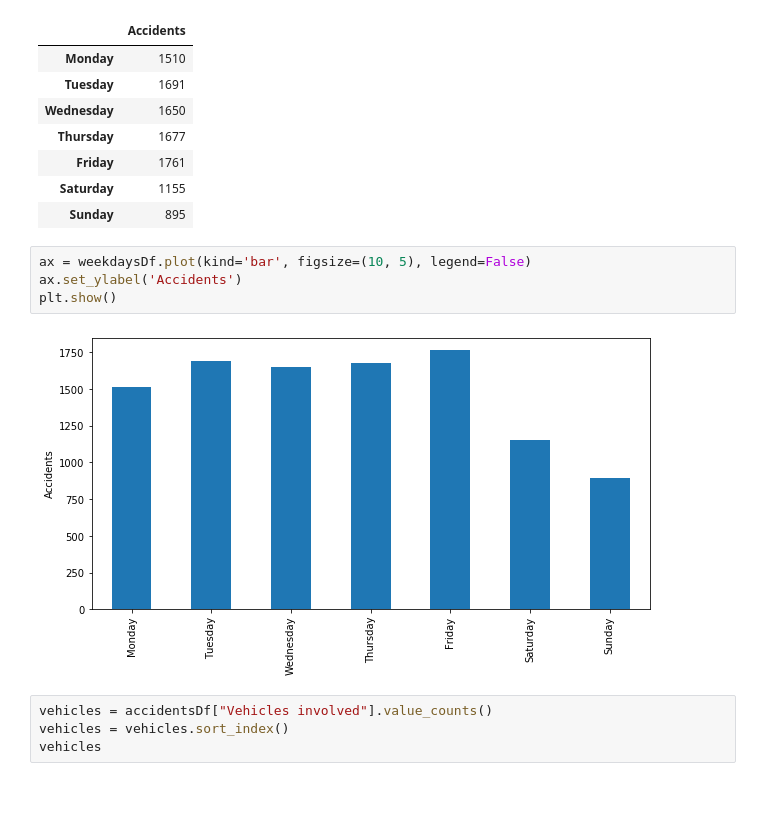
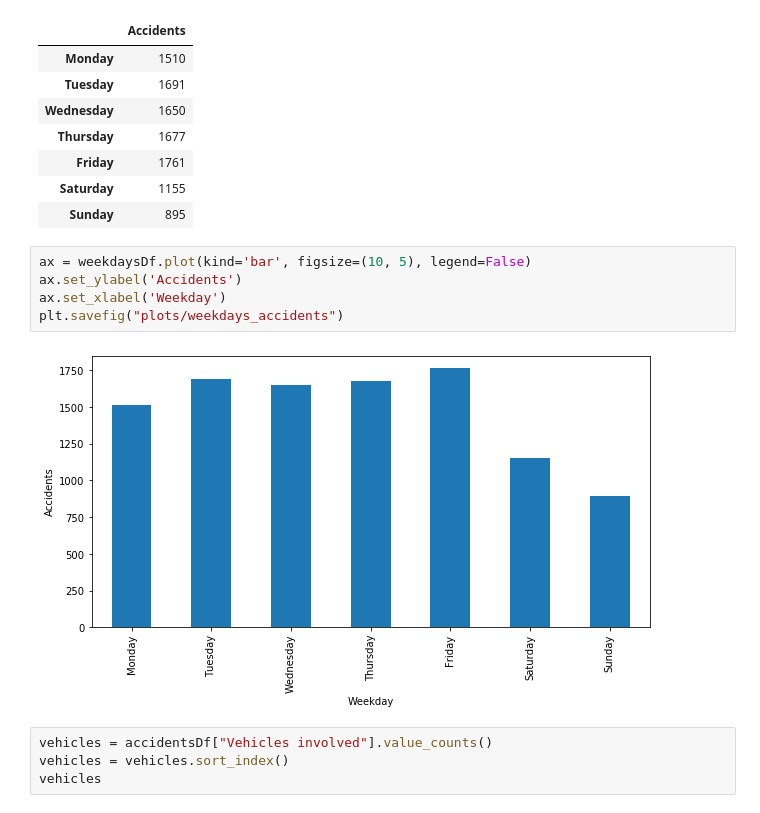
Before and after one commit to JosepBC/Barcelona-visualization, a Jupyter notebook: barcelona.ipynb, the cells around one changed output. Cells and saved outputs as stored; diff of their text form.

```diff
--- a/barcelona.ipynb
+++ b/barcelona.ipynb
@@ -47,9 +47,10 @@ weekdaysDf
 # %%
 ax = weekdaysDf.plot(kind='bar', figsize=(10, 5), legend=False)
 ax.set_ylabel('Accidents')
-plt.show()
+ax.set_xlabel('Weekday')
+plt.savefig("plots/weekdays_accidents")
 # %% [output]
-[figure, old version]
+[figure, new version]
 # %%
 vehicles = accidentsDf["Vehicles involved"].value_counts()
 vehicles = vehicles.sort_index()
```
Also changed, not shown: parts of 5 cells of this notebook, 5 other files.
